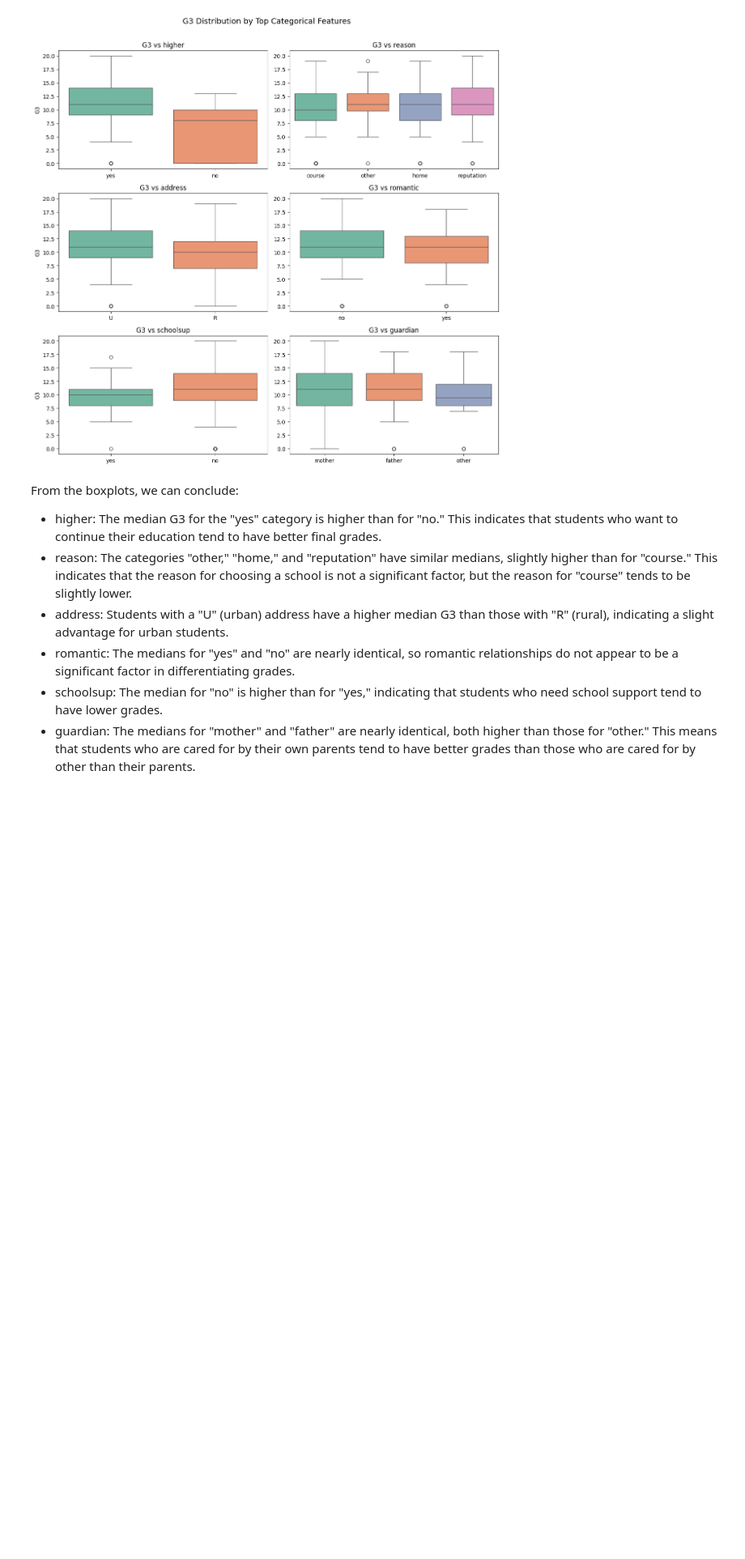
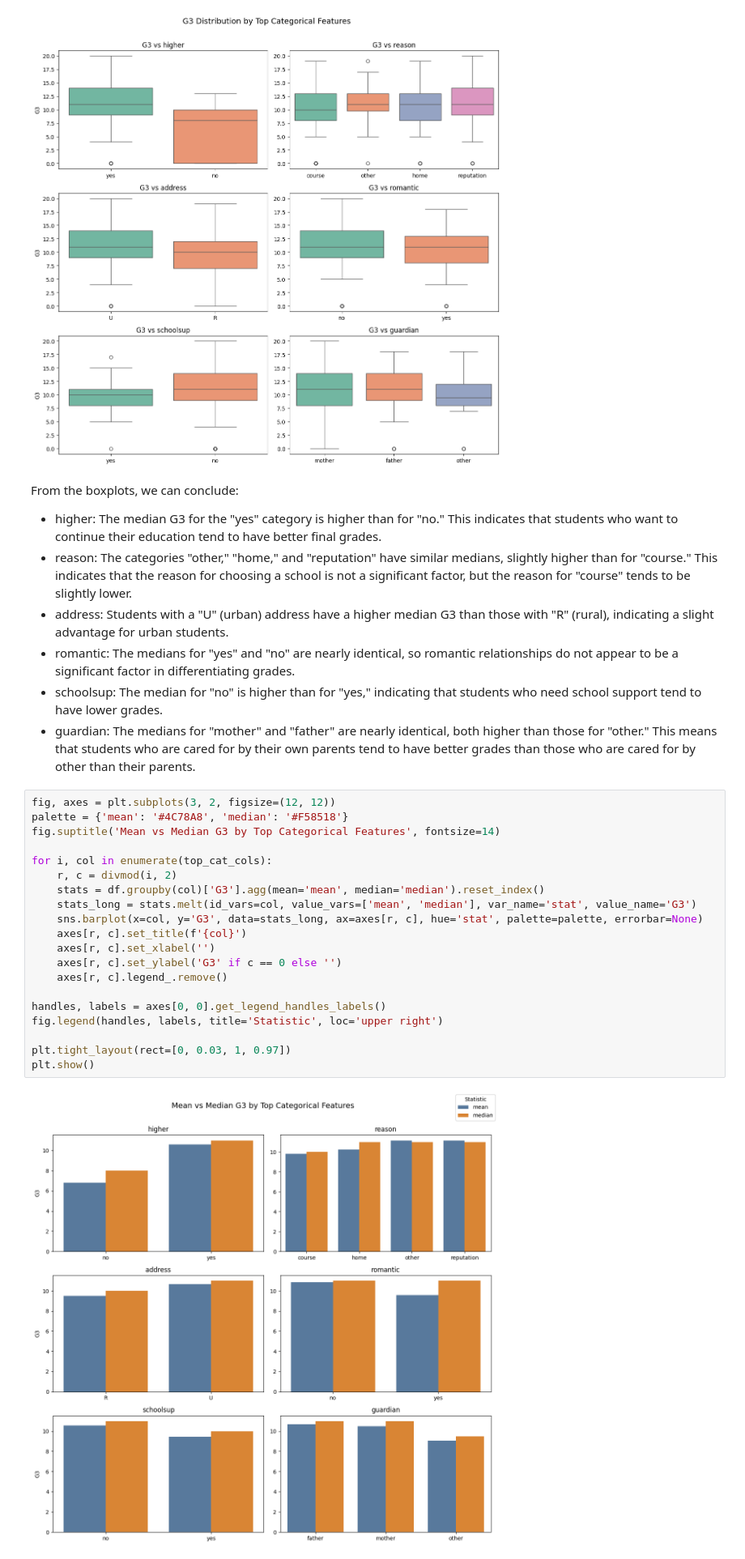
Before and after one commit to AkmalFazli27/Student-Grade-Analysis, a Jupyter notebook: notebooks/student_math.ipynb, the cells around one changed output. Shown at 81% size. Drawn from its saved outputs; the diff is of its cells as text; blank space fills up the shorter version.

Commit message:
Create barplot for categorical features

```diff
--- a/notebooks/student_math.ipynb
+++ b/notebooks/student_math.ipynb
@@ -209,3 +213,25 @@ From the boxplots, we can conclude:
 - romantic: The medians for "yes" and "no" are nearly identical, so romantic relationships do not appear to be a significant factor in differentiating grades.
 - schoolsup: The median for "no" is higher than for "yes," indicating that students who need school support tend to have lower grades.
 - guardian: The medians for "mother" and "father" are nearly identical, both higher than those for "other." This means that students who are cared for by their own parents tend to have better grades than those who are cared for by other than their parents.
+# %%
+fig, axes = plt.subplots(3, 2, figsize=(12, 12))
+palette = {'mean': '#4C78A8', 'median': '#F58518'}
+fig.suptitle('Mean vs Median G3 by Top Categorical Features', fontsize=14)
+
+for i, col in enumerate(top_cat_cols):
+    r, c = divmod(i, 2)
+    stats = df.groupby(col)['G3'].agg(mean='mean', median='median').reset_index()
+    stats_long = stats.melt(id_vars=col, value_vars=['mean', 'median'], var_name='stat', value_name='G3')
+    sns.barplot(x=col, y='G3', data=stats_long, ax=axes[r, c], hue='stat', palette=palette, errorbar=None)
+    axes[r, c].set_title(f'{col}')
+    axes[r, c].set_xlabel('')
+    axes[r, c].set_ylabel('G3' if c == 0 else '')
+    axes[r, c].legend_.remove()
+
+handles, labels = axes[0, 0].get_legend_handles_labels()
+fig.legend(handles, labels, title='Statistic', loc='upper right')
+
+plt.tight_layout(rect=[0, 0.03, 1, 0.97])
+plt.show()
+# %% [output]
+[figure, added]
```
Also changed, not shown: parts of 3 cells of this notebook.
